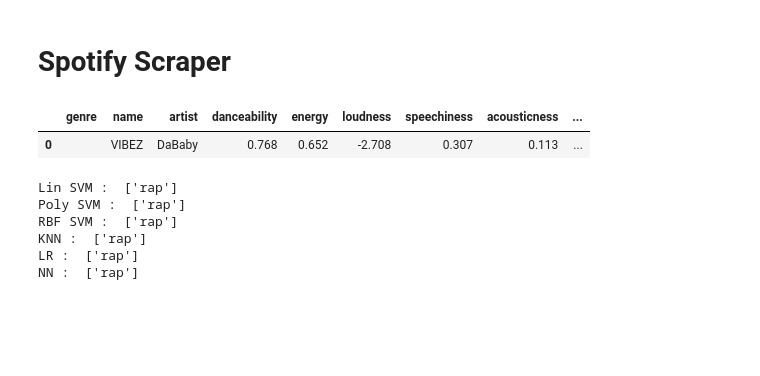
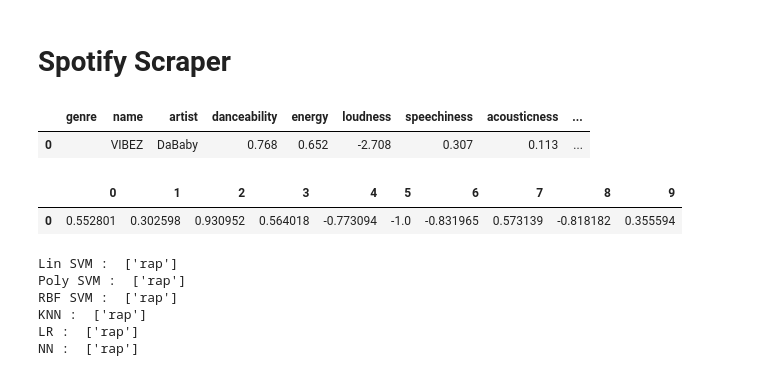
Before and after one commit to Munchiis/spotifyML, a Jupyter notebook: genre_classification.ipynb, the cells around one changed output. Drawn from its saved outputs; the diff is of its cells as text; code cells hidden in the pictures; blank space fills up the shorter version.

```diff
--- a/genre_classification.ipynb
+++ b/genre_classification.ipynb
@@ -224,14 +223,16 @@ metadata= {'genre': '',
 # %%
 df = pd.DataFrame(metadata, index=[0])
 display(df)
 X = df.iloc[:, 3:]    # data
 y = df.iloc[:, 0]     # labels
 
 X = pd.DataFrame(scaling.transform(X))
-# print(X)
+display(X)
 # %% [output]
 |  | genre | name | artist | danceability | energy | loudness | speechiness | acousticness | ... |
 | 0 |  | VIBEZ | DaBaby | 0.768 | 0.652 | -2.708 | 0.307 | 0.113 | ... |
+|  | 0 | 1 | 2 | 3 | 4 | 5 | 6 | 7 | 8 | 9 |
+| 0 | 0.552801 | 0.302598 | 0.930952 | 0.564018 | -0.773094 | -1.0 | -0.831965 | 0.573139 | -0.818182 | 0.355594 |
 # %%
 models = ['Lin SVM', 'Poly SVM', 'RBF SVM', 'KNN', 'LR', 'NN']
 r = []
```
Also changed, not shown: parts of 1 cell of this notebook, 3 other files.
